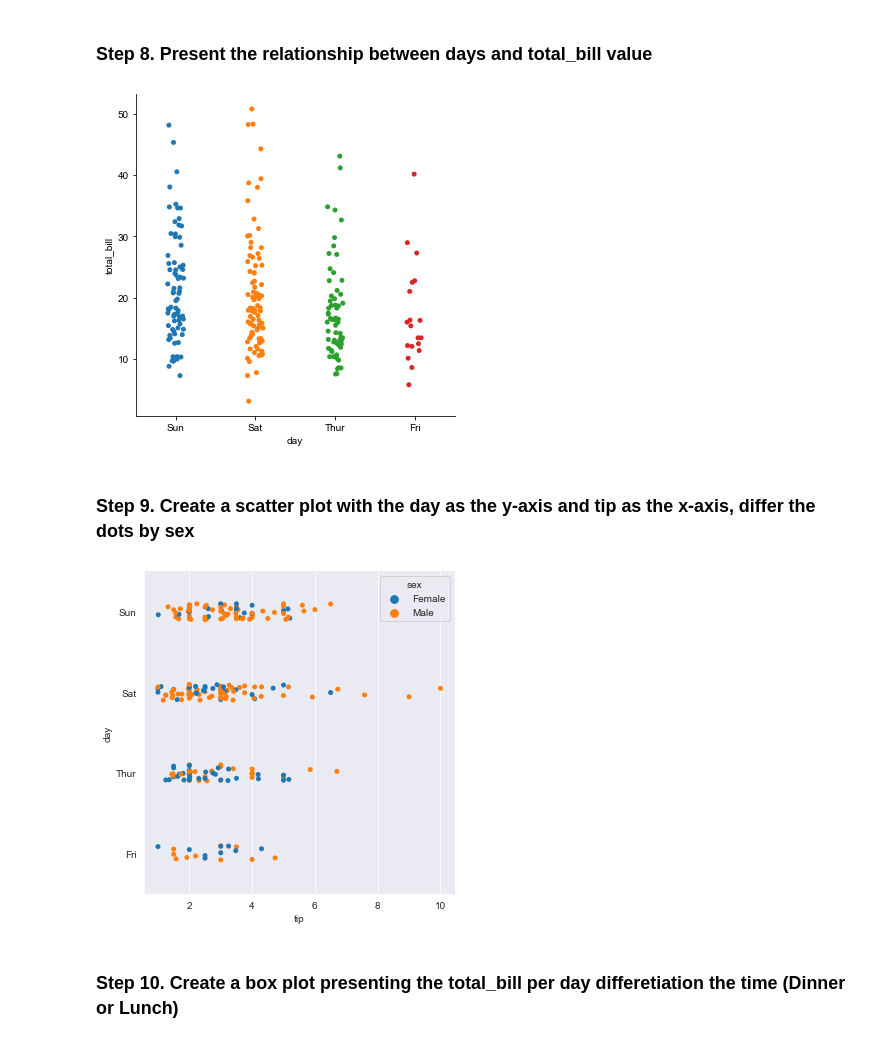
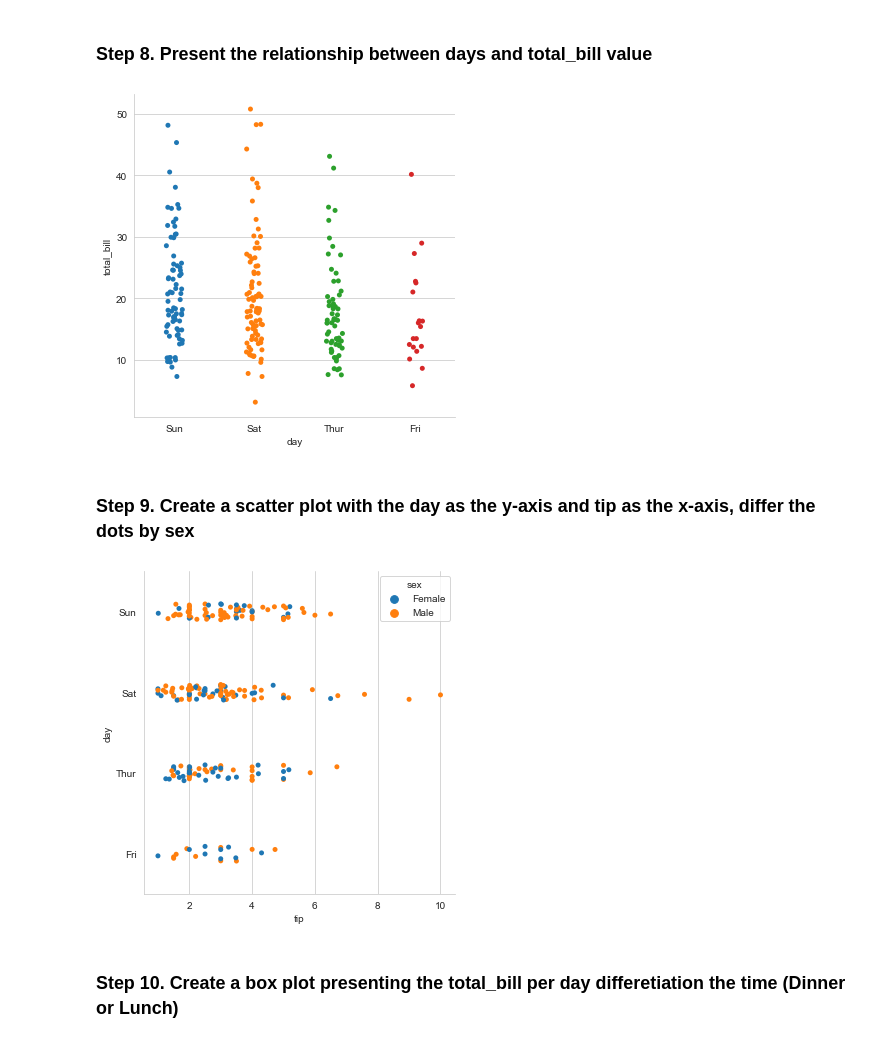
Before and after one commit to SoniaCobPac/the_bridge_bootcamp, a Jupyter notebook: week5_EDA_scraping_eda_summary/day4_correlation_matrix_outliers_rare/exercises/Tips_viz.ipynb, the cells around one changed output. Cells and saved outputs as stored; diff of their text form; code cells hidden in the pictures.

```diff
--- a/week5_EDA_scraping_eda_summary/day4_correlation_matrix_outliers_rare/exercises/Tips_viz.ipynb
+++ b/week5_EDA_scraping_eda_summary/day4_correlation_matrix_outliers_rare/exercises/Tips_viz.ipynb
@@ -87,15 +89,13 @@ sns.pairplot(data=tips)
 ### Step 8. Present the relationship between days and total_bill value
 # %%
 sns.catplot(data = tips, x = "day", y="total_bill")
-sns.set_style("darkgrid")
+sns.set_style("whitegrid")
 
-plt.xlabel = "day"
-plt.ylable = "total_bill"
-
+plt.ylimit = 60
 
 plt.show()
 # %% [output]
-[figure, old version]
+[figure, new version]
 # %% [markdown]
 ### Step 9. Create a scatter plot with the day as the y-axis and tip as the x-axis, differ the dots by sex
 # %%
@@ -105,7 +105,7 @@ sns.set_style("whitegrid")
 plt.xlimit=(0,12)
 plt.show()
 # %% [output]
-[figure, old version]
+[figure, new version]
 # %% [markdown]
 ### Step 10.  Create a box plot presenting the total_bill per day differetiation the time (Dinner or Lunch)
 # %%
```
Also changed, not shown: parts of 8 cells of this notebook, 7 other files.
